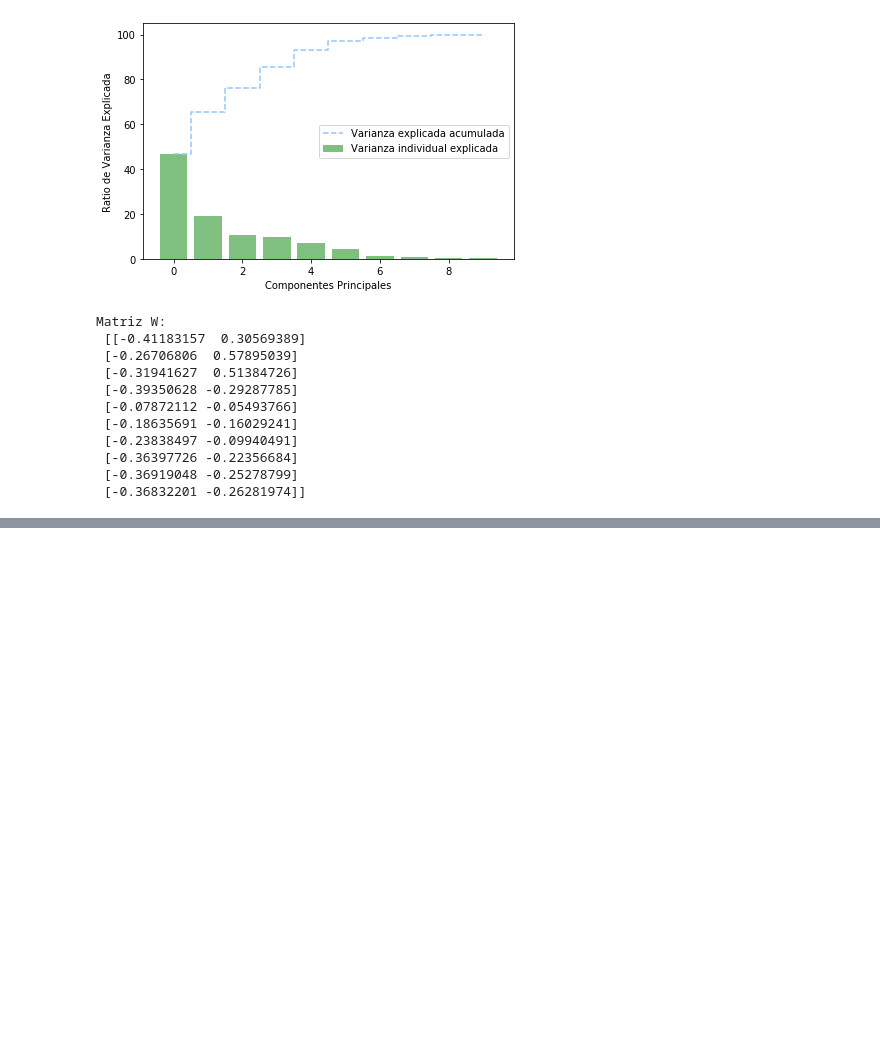
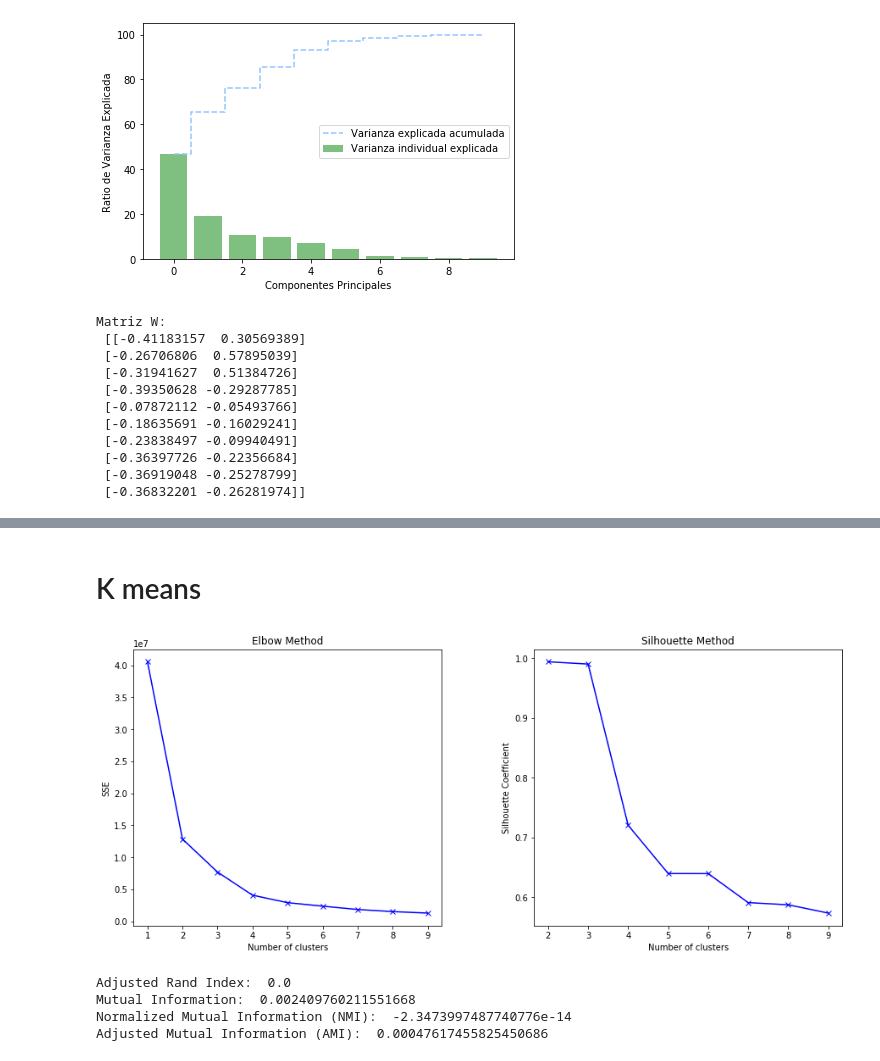
Before and after one commit to sharifnasser/ML-second-midterm, a Jupyter notebook: mid_term.ipynb, the cells around one changed output, grey strips where cells are left out. Drawn from its saved outputs; the diff is of its cells as text; code cells hidden in the pictures; blank space fills up the shorter version.

```diff
--- a/mid_term.ipynb
+++ b/mid_term.ipynb
@@ -140,0 +145,30 @@ with plt.style.context('seaborn-whitegrid'):
+# %% [markdown]
+# K means
+# %%
+sse = []
+silhouette_coeff = []
+K = range(1,10)
+
+for k in K:
+    k_means = KMeans(n_clusters=k)
+    cluster_labels = k_means.fit_predict(X)
+
+    sse.append(k_means.inertia_)
+    if k > 1:
+        silhouette_coeff.append(silhouette_score(X, cluster_labels))
+
+fig, ax = plt.subplots(1, 2, figsize=(15,6))
+# Plot Elbow Method
+ax[0].plot(K, sse, 'bx-')
+ax[0].set_xlabel('Number of clusters')
+ax[0].set_ylabel('SSE')
+ax[0].set_title('Elbow Method')
+# Plot Silhouette Method
+ax[1].plot(K[1:], silhouette_coeff, 'bx-')
+ax[1].set_xlabel('Number of clusters')
+ax[1].set_ylabel('Silhouette Coefficient')
+ax[1].set_title('Silhouette Method')
+plt.subplots_adjust(wspace=0.3)
+plt.show()
+# %% [output]
+[figure, added]
@@ -140,0 +178,14 @@ with plt.style.context('seaborn-whitegrid'):
+# %%
+ari = adjusted_rand_score(y, y_pred)
+mi = mutual_info_score(y, y_pred)
+nmi = adjusted_mutual_info_score(y, y_pred)
+ami = normalized_mutual_info_score(y, y_pred)
+print("Adjusted Rand Index: ", ari) # Best score is 1.0
+print("Mutual Information: ", mi)
+print("Normalized Mutual Information (NMI): ", nmi) # Best score is 1.0
+print("Adjusted Mutual Information (AMI): ", ami) # Best score is 1.0
+# %% [output]
+Adjusted Rand Index:  0.0
+Mutual Information:  0.002409760211551668
+Normalized Mutual Information (NMI):  -2.3473997487740776e-14
+Adjusted Mutual Information (AMI):  0.00047617455825450686
```
Also changed, not shown: parts of 4 cells of this notebook.
